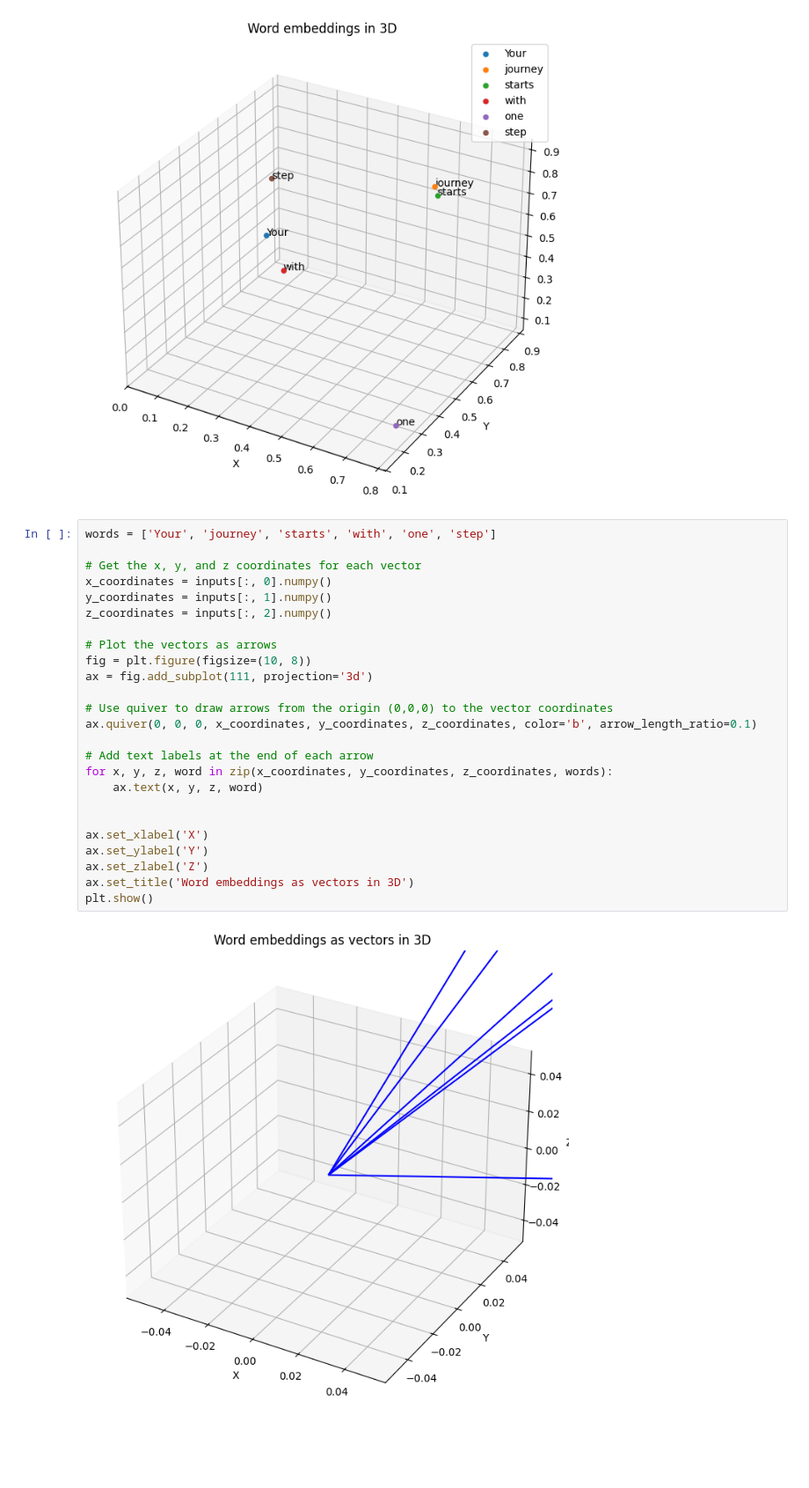
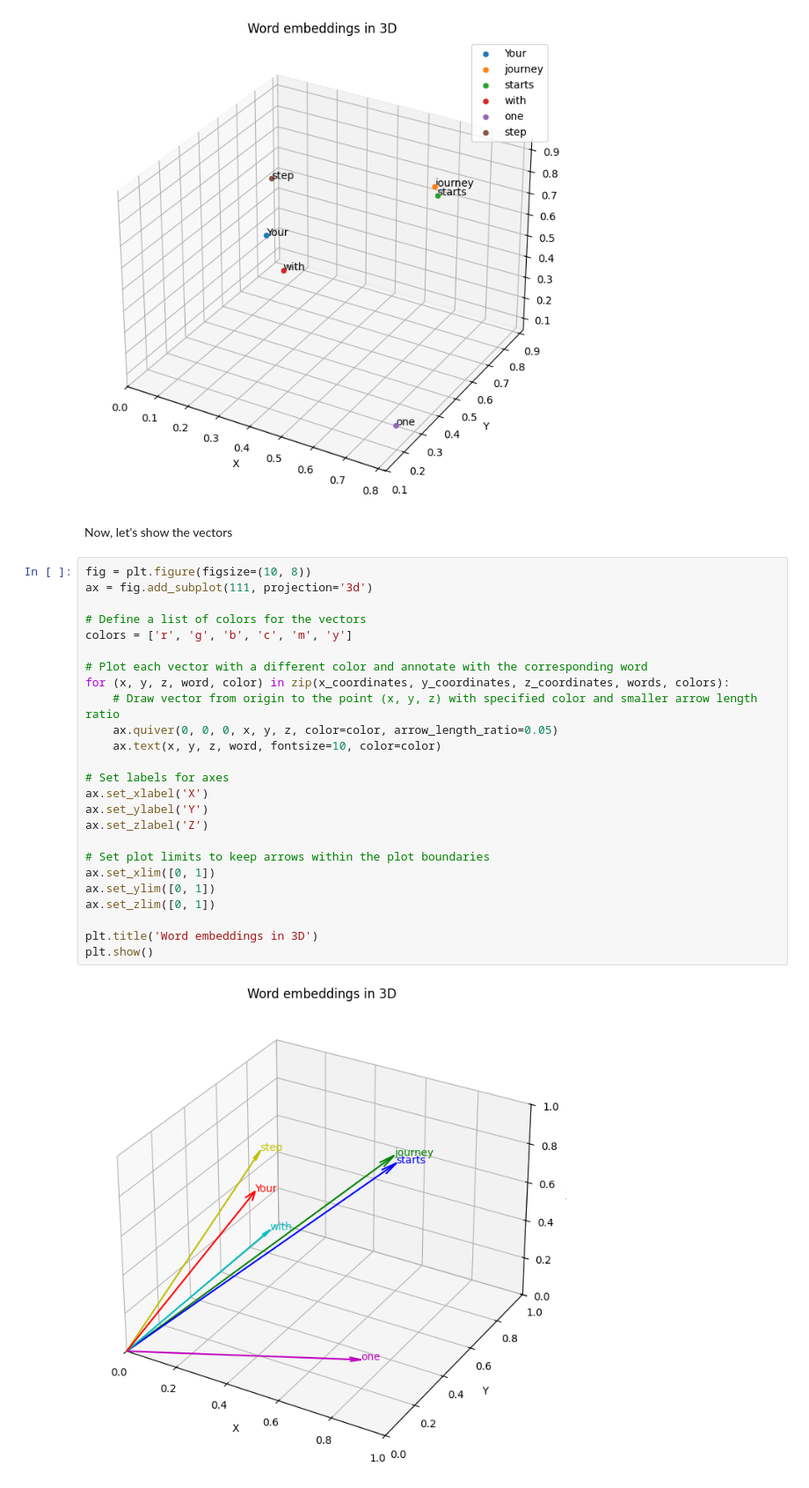
Before and after one commit to RCortez25/PhD, a Jupyter notebook: LLM/4. Attention mechanism/0_Simplified_attention_mechanism.ipynb, the cells around one changed output. Shown: that part at 88% size. Saved outputs shown, nothing was run; the diff lists cells and outputs as text; blank space fills up the shorter version.

Commit message:
Add plot with vectors

```diff
--- a/LLM/4. Attention mechanism/0_Simplified_attention_mechanism.ipynb
+++ b/LLM/4. Attention mechanism/0_Simplified_attention_mechanism.ipynb
@@ -50,30 +50,32 @@ plt.title('Word embeddings in 3D')
 plt.show()
 # %% [output]
 [figure]
-# %%
-words = ['Your', 'journey', 'starts', 'with', 'one', 'step']
-
-# Get the x, y, and z coordinates for each vector
-x_coordinates = inputs[:, 0].numpy()
-y_coordinates = inputs[:, 1].numpy()
-z_coordinates = inputs[:, 2].numpy()
-
-# Plot the vectors as arrows
-fig = plt.figure(figsize=(10, 8))
-ax = fig.add_subplot(111, projection='3d')
-
-# Use quiver to draw arrows from the origin (0,0,0) to the vector coordinates
-ax.quiver(0, 0, 0, x_coordinates, y_coordinates, z_coordinates, color='b', arrow_length_ratio=0.1)
-
-# Add text labels at the end of each arrow
-for x, y, z, word in zip(x_coordinates, y_coordinates, z_coordinates, words):
-    ax.text(x, y, z, word)
-
-
-ax.set_xlabel('X')
-ax.set_ylabel('Y')
-ax.set_zlabel('Z')
-ax.set_title('Word embeddings as vectors in 3D')
-plt.show()
-# %% [output]
-[figure, removed]
+# %% [markdown]
+Now, let's show the vectors
+# %%
+fig = plt.figure(figsize=(10, 8))
+ax = fig.add_subplot(111, projection='3d')
+
+# Define a list of colors for the vectors
+colors = ['r', 'g', 'b', 'c', 'm', 'y']
+
+# Plot each vector with a different color and annotate with the corresponding word
+for (x, y, z, word, color) in zip(x_coordinates, y_coordinates, z_coordinates, words, colors):
+    # Draw vector from origin to the point (x, y, z) with specified color and smaller arrow length ratio
+    ax.quiver(0, 0, 0, x, y, z, color=color, arrow_length_ratio=0.05)
+    ax.text(x, y, z, word, fontsize=10, color=color)
+
+# Set labels for axes
+ax.set_xlabel('X')
+ax.set_ylabel('Y')
+ax.set_zlabel('Z')
+
+# Set plot limits to keep arrows within the plot boundaries
+ax.set_xlim([0, 1])
+ax.set_ylim([0, 1])
+ax.set_zlim([0, 1])
+
+plt.title('Word embeddings in 3D')
+plt.show()
+# %% [output]
+[figure, added]
```
